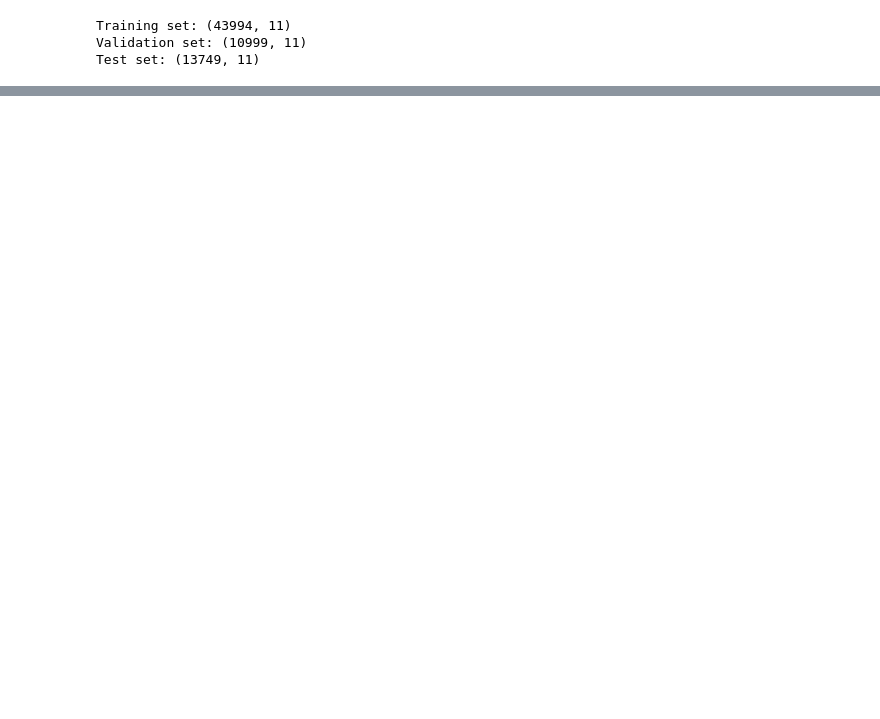
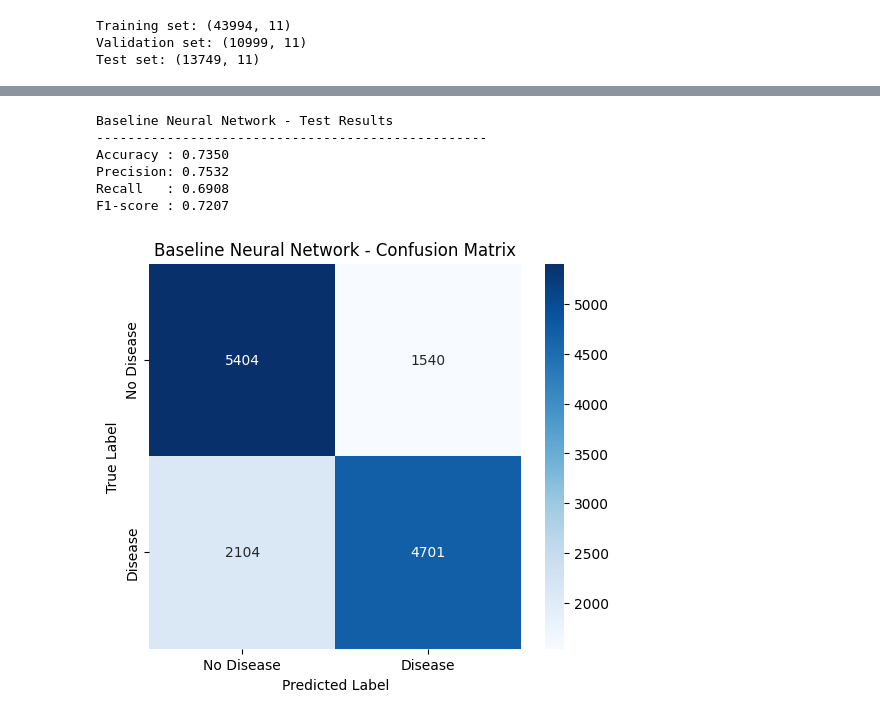
Before and after one commit to balsamkhaleel/Internship-Ai-ML, a Jupyter notebook: project/Deep_learning_06.ipynb, the cells around one changed output, grey strips where cells are left out. Saved outputs shown, nothing was run; the diff lists cells and outputs as text; code cells hidden in the pictures; blank space fills up the shorter version.

```diff
--- a/project/Deep_learning_06.ipynb
+++ b/project/Deep_learning_06.ipynb
@@ -926,0 +284,69 @@ regularization through Early Stopping, and final evaluation on unseen data.
+# %%
+# Evaluate the baseline model on the unseen test set
+y_test_prob_baseline = baseline_model.predict(
+    X_test_scaled,
+    verbose=0
+)
+
+y_test_pred_baseline = (
+    y_test_prob_baseline >= 0.5
+).astype(int).ravel()
+
+baseline_test_accuracy = accuracy_score(
+    y_test,
+    y_test_pred_baseline
+)
+
+baseline_test_precision = precision_score(
+    y_test,
+    y_test_pred_baseline
+)
+
+baseline_test_recall = recall_score(
+    y_test,
+    y_test_pred_baseline
+)
+
+baseline_test_f1 = f1_score(
+    y_test,
+    y_test_pred_baseline
+)
+
+print("Baseline Neural Network - Test Results")
+print("-" * 50)
+print(f"Accuracy : {baseline_test_accuracy:.4f}")
+print(f"Precision: {baseline_test_precision:.4f}")
+print(f"Recall   : {baseline_test_recall:.4f}")
+print(f"F1-score : {baseline_test_f1:.4f}")
+# %% [output]
+Baseline Neural Network - Test Results
+--------------------------------------------------
+Accuracy : 0.7350
+Precision: 0.7532
+Recall   : 0.6908
+F1-score : 0.7207
+# %%
+# Baseline confusion matrix
+cm_baseline = confusion_matrix(
+    y_test,
+    y_test_pred_baseline
+)
+
+plt.figure(figsize=(6, 5))
+
+sns.heatmap(
+    cm_baseline,
+    annot=True,
+    fmt="d",
+    cmap="Blues",
+    xticklabels=["No Disease", "Disease"],
+    yticklabels=["No Disease", "Disease"]
+)
+
+plt.xlabel("Predicted Label")
+plt.ylabel("True Label")
+plt.title("Baseline Neural Network - Confusion Matrix")
+
+plt.show()
+# %% [output]
+[figure, added]
```
Also changed, not shown: parts of 85 cells of this notebook, 1 other file.
